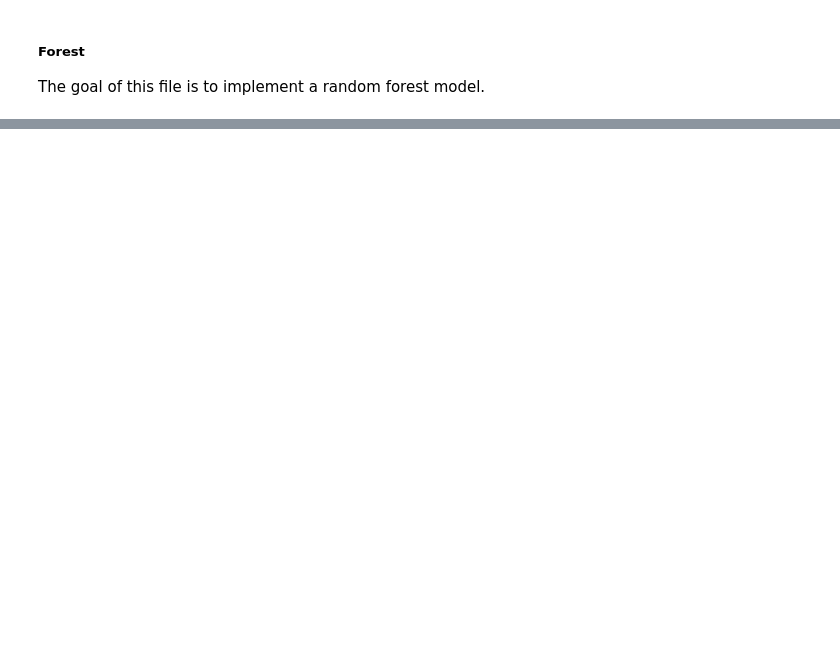
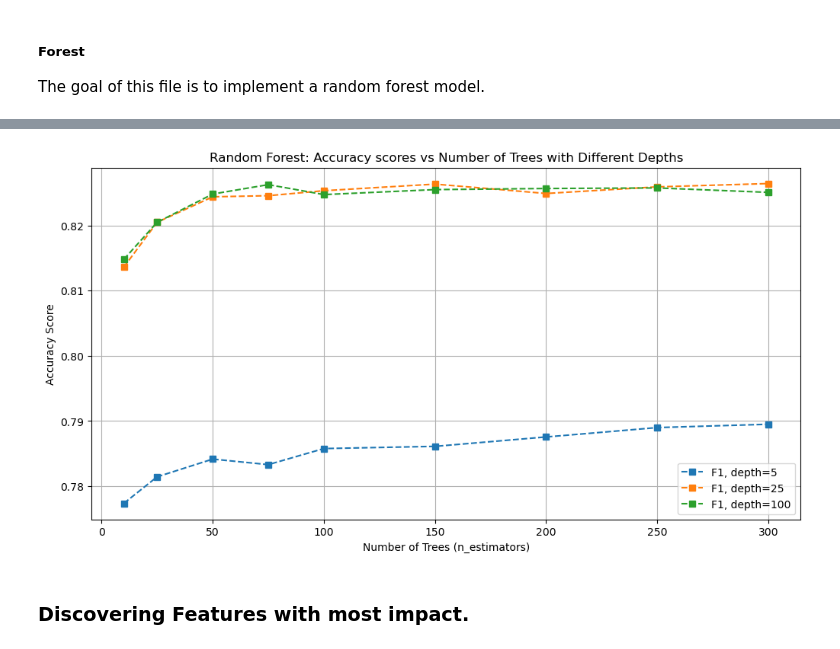
Before and after one commit to RHartung-ND/Data-Science-Project, a Jupyter notebook: forest.ipynb, the cells around one changed output, grey strips where cells are left out. Saved outputs shown, nothing was run; the diff lists cells and outputs as text; code cells hidden in the pictures; blank space fills up the shorter version.

```diff
--- a/forest.ipynb
+++ b/forest.ipynb
@@ -60,0 +29,6 @@ Correctly predicted 4202 out of 5050 instances
+# %%
+# y is what we are predicting.
+# x are the features.
+Y = df['un_profitability']
+X = df.drop(columns=['un_profitability'])
+X_train, X_test, Y_train, Y_test = train_test_split(X, Y, test_size=0.3, random_state=9)
@@ -60,0 +46,3 @@ Correctly predicted 4202 out of 5050 instances
+# %%
+rf_model.fit(X_train, Y_train)
+Y_predictions = rf_model.predict(X_test)
@@ -106,0 +146,17 @@ weighted avg       0.83      0.83      0.83      5050
+# %%
+plt.figure(figsize=(12,6))
+
+for depth in [5, 25, 100]:
+    subset = scores_df[scores_df['param_max_depth'] == depth]
+    plt.plot(subset['param_n_estimators'], subset['mean_test_Accuracy'], marker='s', linestyle='--', label=f'F1, depth={depth}')
+
+plt.title('Random Forest: Accuracy scores vs Number of Trees with Different Depths')
+plt.xlabel('Number of Trees (n_estimators)')
+plt.ylabel('Accuracy Score')
+plt.grid(True)
+plt.legend()
+plt.show()
+# %% [output]
+[figure, added]
+# %% [markdown]
+### Discovering Features with most impact.
```
Also changed, not shown: parts of 10 cells of this notebook, 14 other files.
